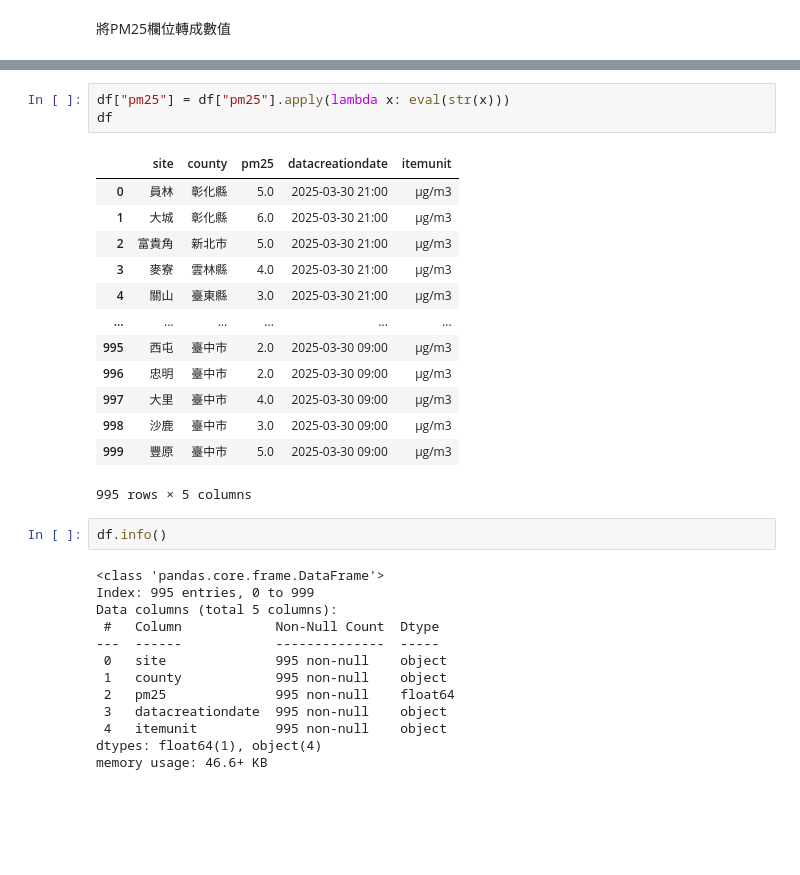
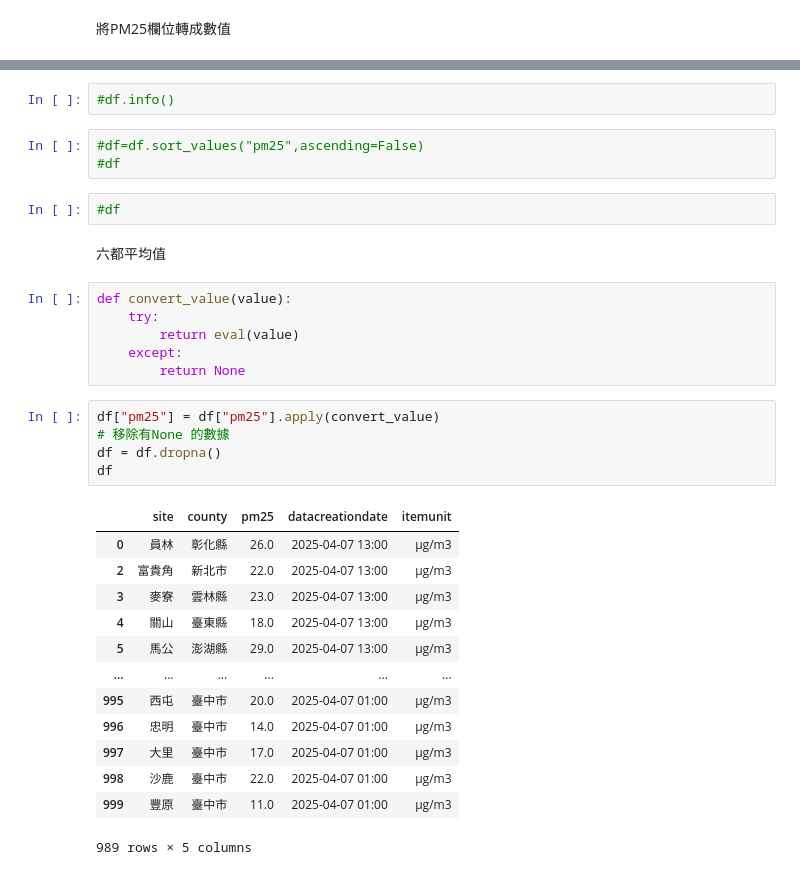
Before and after one commit to GarrisonHuang/flaskdemo, a Jupyter notebook: test.ipynb, the cells around one changed output, grey strips where cells are left out. Drawn from its saved outputs; the diff is of its cells as text; blank space fills up the shorter version.

```diff
--- a/test.ipynb
+++ b/test.ipynb
@@ -466,32 +476,34 @@ memory usage: 46.6+ KB
+# %%
+#df.info()
+# %%
+#df=df.sort_values("pm25",ascending=False)
+#df
+# %%
+#df
+# %% [markdown]
+六都平均值
+# %%
+def convert_value(value):
+    try:
+        return eval(value)
+    except:
+        return None
 # %%
-df["pm25"] = df["pm25"].apply(lambda x: eval(str(x)))
+df["pm25"] = df["pm25"].apply(convert_value)
+# 移除有None 的數據
+df = df.dropna()
 df
 # %% [output]
 |  | site | county | pm25 | datacreationdate | itemunit |
-| 0 | 員林 | 彰化縣 | 5.0 | 2025-03-30 21:00 | μg/m3 |
-| 1 | 大城 | 彰化縣 | 6.0 | 2025-03-30 21:00 | μg/m3 |
-| 2 | 富貴角 | 新北市 | 5.0 | 2025-03-30 21:00 | μg/m3 |
-| 3 | 麥寮 | 雲林縣 | 4.0 | 2025-03-30 21:00 | μg/m3 |
-| 4 | 關山 | 臺東縣 | 3.0 | 2025-03-30 21:00 | μg/m3 |
+| 0 | 員林 | 彰化縣 | 26.0 | 2025-04-07 13:00 | μg/m3 |
+| 2 | 富貴角 | 新北市 | 22.0 | 2025-04-07 13:00 | μg/m3 |
+| 3 | 麥寮 | 雲林縣 | 23.0 | 2025-04-07 13:00 | μg/m3 |
+| 4 | 關山 | 臺東縣 | 18.0 | 2025-04-07 13:00 | μg/m3 |
+| 5 | 馬公 | 澎湖縣 | 29.0 | 2025-04-07 13:00 | μg/m3 |
 | ... | ... | ... | ... | ... | ... |
-| 995 | 西屯 | 臺中市 | 2.0 | 2025-03-30 09:00 | μg/m3 |
-| 996 | 忠明 | 臺中市 | 2.0 | 2025-03-30 09:00 | μg/m3 |
-| 997 | 大里 | 臺中市 | 4.0 | 2025-03-30 09:00 | μg/m3 |
-| 998 | 沙鹿 | 臺中市 | 3.0 | 2025-03-30 09:00 | μg/m3 |
-| 999 | 豐原 | 臺中市 | 5.0 | 2025-03-30 09:00 | μg/m3 |
+| 995 | 西屯 | 臺中市 | 20.0 | 2025-04-07 01:00 | μg/m3 |
+| 996 | 忠明 | 臺中市 | 14.0 | 2025-04-07 01:00 | μg/m3 |
+| 997 | 大里 | 臺中市 | 17.0 | 2025-04-07 01:00 | μg/m3 |
+| 998 | 沙鹿 | 臺中市 | 22.0 | 2025-04-07 01:00 | μg/m3 |
+| 999 | 豐原 | 臺中市 | 11.0 | 2025-04-07 01:00 | μg/m3 |
-995 rows × 5 columns
+989 rows × 5 columns
-# %%
-df.info()
-# %% [output]
-<class 'pandas.core.frame.DataFrame'>
-Index: 995 entries, 0 to 999
-Data columns (total 5 columns):
- #   Column            Non-Null Count  Dtype
----  ------            --------------  -----
- 0   site              995 non-null    object
- 1   county            995 non-null    object
- 2   pm25              995 non-null    float64
- 3   datacreationdate  995 non-null    object
- 4   itemunit          995 non-null    object
-dtypes: float64(1), object(4)
-memory usage: 46.6+ KB
```
Also changed, not shown: parts of 21 cells of this notebook, 3 other files.
